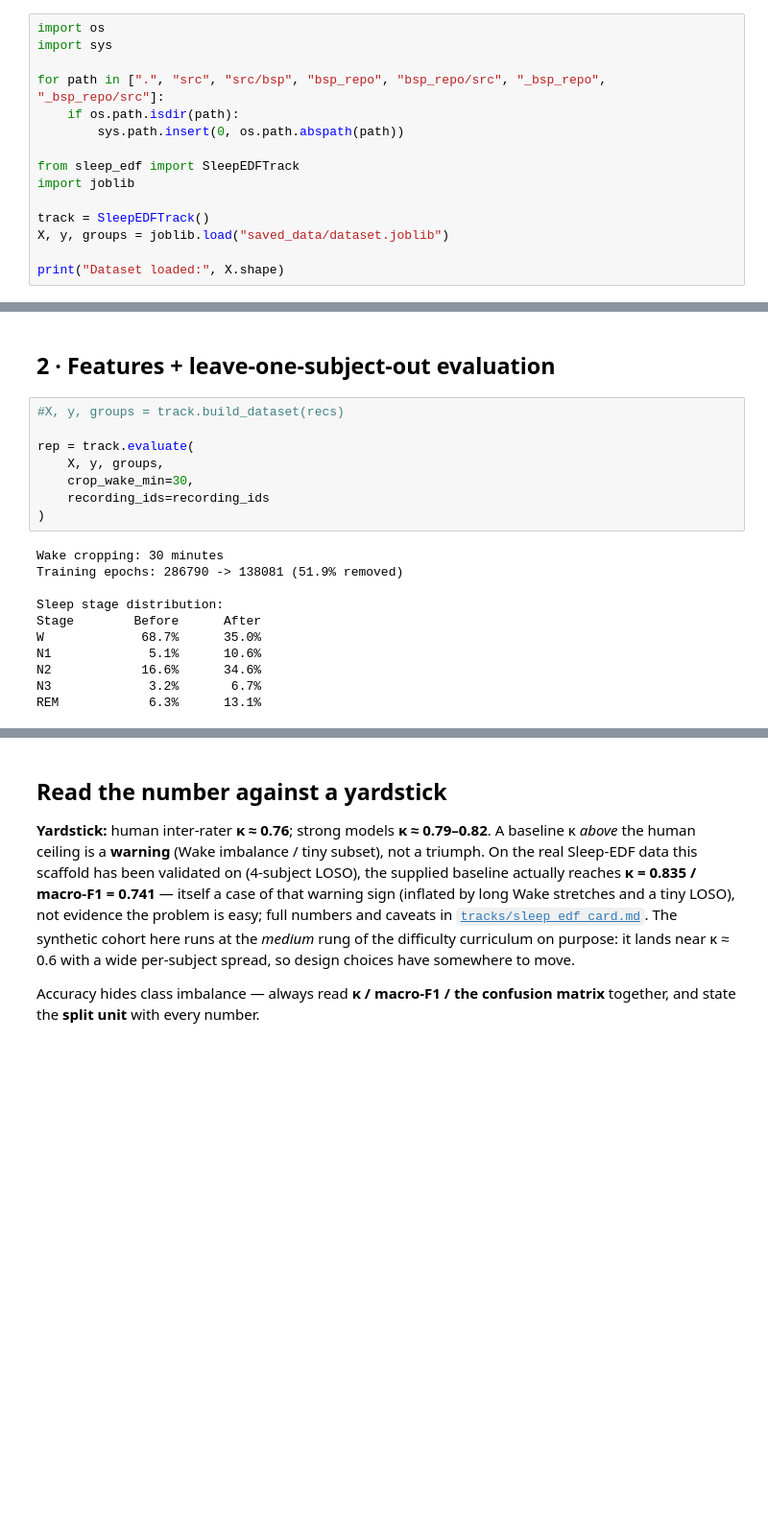
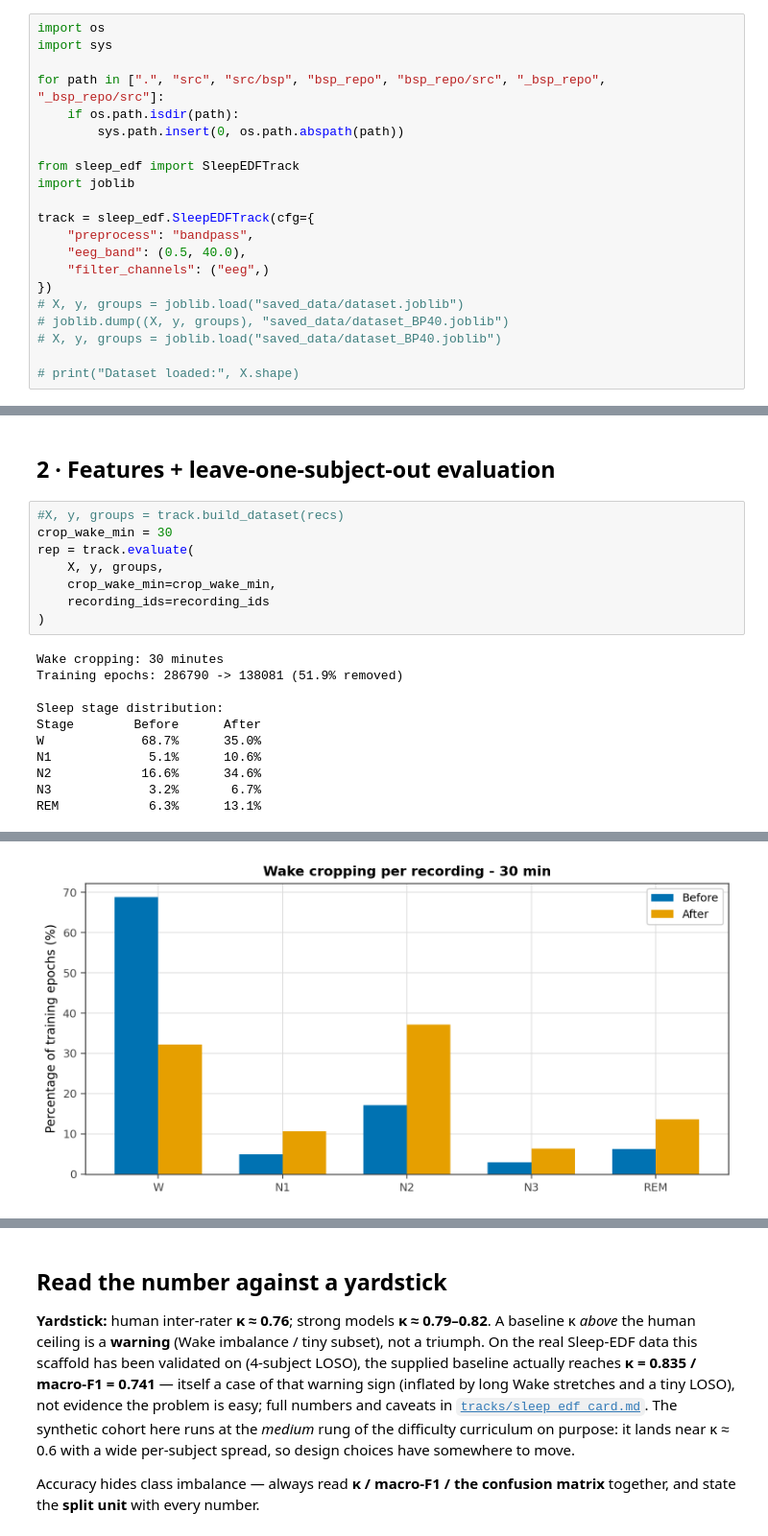
Before and after one commit to hel-fortuny/CM2013_SleepEDF_GroupT1, a Jupyter notebook: track_sleep_edf.ipynb, the cells around one changed output, grey strips where cells are left out. Shown at 96% size. Cells and saved outputs as stored; diff of their text form; blank space fills up the shorter version.

```diff
--- a/track_sleep_edf.ipynb
+++ b/track_sleep_edf.ipynb
@@ -114,20 +130,26 @@ for path in [".", "src", "src/bsp", "bsp_repo", "bsp_repo/src", "_bsp_repo", "_b
 from sleep_edf import SleepEDFTrack
 import joblib
 
-track = SleepEDFTrack()
-X, y, groups = joblib.load("saved_data/dataset.joblib")
+track = sleep_edf.SleepEDFTrack(cfg={
+    "preprocess": "bandpass",
+    "eeg_band": (0.5, 40.0),
+    "filter_channels": ("eeg",)
+})
+# X, y, groups = joblib.load("saved_data/dataset.joblib")
+# joblib.dump((X, y, groups), "saved_data/dataset_BP40.joblib")
+# X, y, groups = joblib.load("saved_data/dataset_BP40.joblib")
 
-print("Dataset loaded:", X.shape)
+# print("Dataset loaded:", X.shape)
 # %% [output]
 Dataset loaded: (360621, 11)
 # %% [markdown]
 ## 2 · Features + leave-one-subject-out evaluation
 # %%
 #X, y, groups = track.build_dataset(recs)
-
+crop_wake_min = 30
 rep = track.evaluate(
     X, y, groups,
-    crop_wake_min=30,
+    crop_wake_min=crop_wake_min,
     recording_ids=recording_ids
 )
 # %% [output]
@@ -147,0 +181 @@ TEST:  [np.str_('SC400'), np.str_('SC405'), np.str_('SC411'), np.str_('SC417'),
+[figure, added]
```
Also changed, not shown: parts of 8 cells of this notebook, 1 other file.
